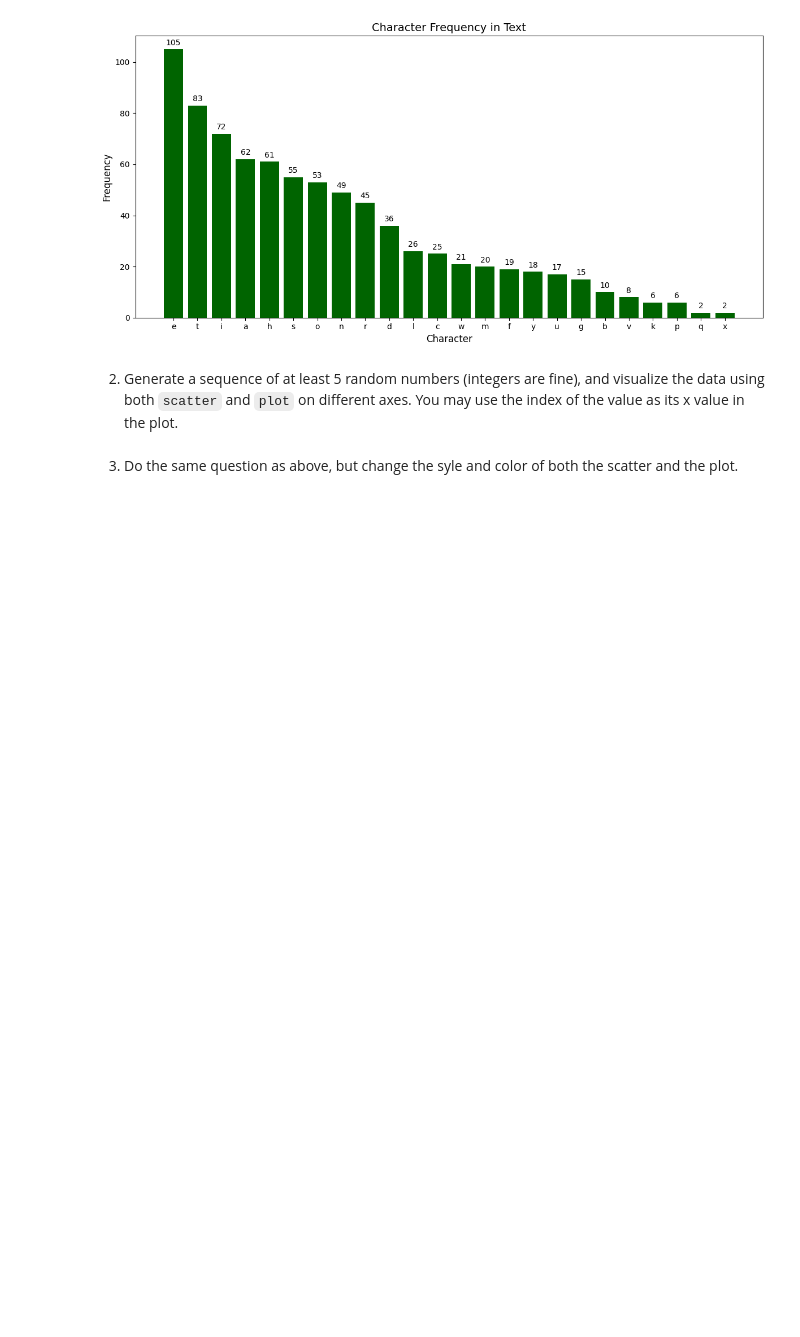
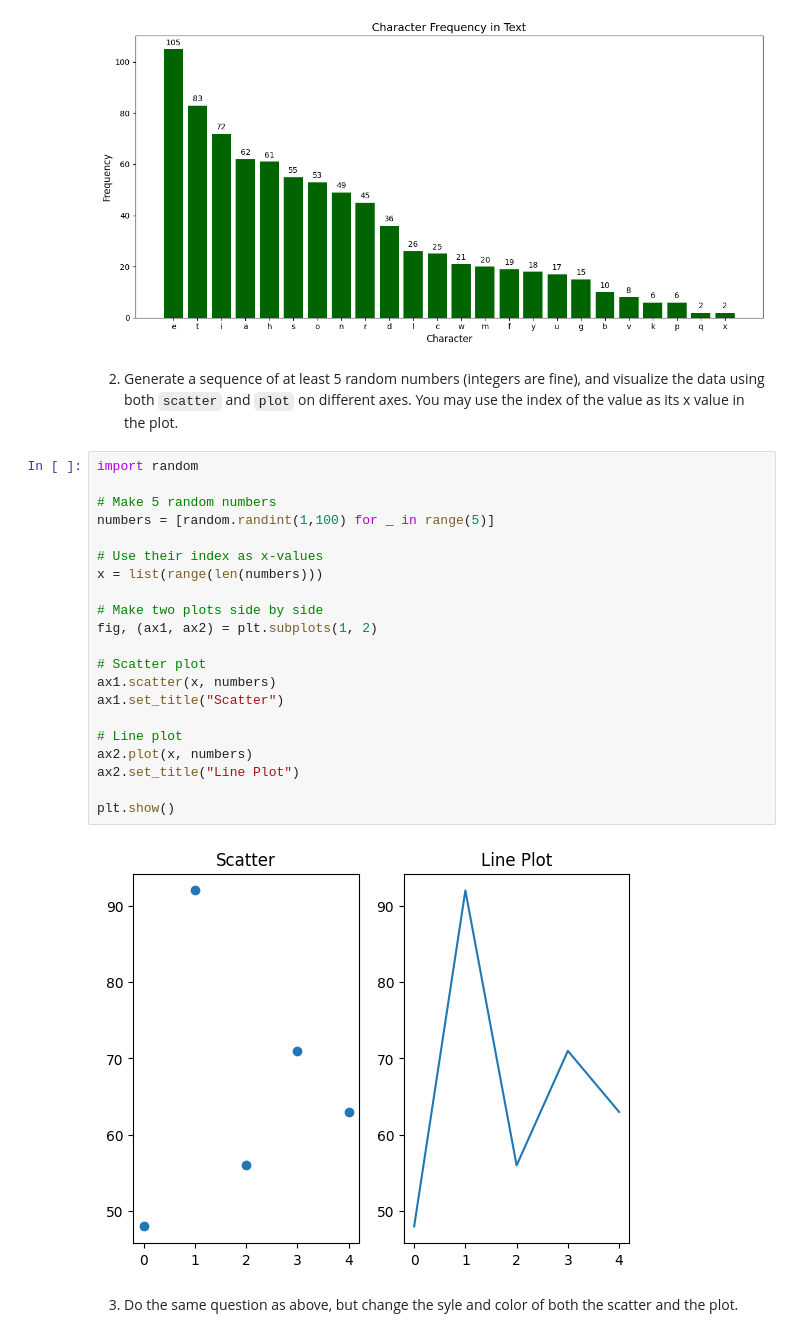
Before and after one commit to bvrtachnik/pyplot, a Jupyter notebook: pyplot.ipynb, the cells around one changed output. Drawn from its saved outputs; the diff is of its cells as text; blank space fills up the shorter version.

```diff
--- a/pyplot.ipynb
+++ b/pyplot.ipynb
@@ -53,6 +53,29 @@ plt.show()
 [figure]
 # %% [markdown]
 2. Generate a sequence of at least 5 random numbers (integers are fine), and visualize the data using both `scatter` and `plot` on different axes.  You may use the index of the value as its x value in the plot.
+# %%
+import random
+
+# Make 5 random numbers
+numbers = [random.randint(1,100) for _ in range(5)]
+
+# Use their index as x-values
+x = list(range(len(numbers)))
+
+# Make two plots side by side
+fig, (ax1, ax2) = plt.subplots(1, 2)
+
+# Scatter plot
+ax1.scatter(x, numbers)
+ax1.set_title("Scatter")
+
+# Line plot
+ax2.plot(x, numbers)
+ax2.set_title("Line Plot")
+
+plt.show()
+# %% [output]
+[figure, added]
 # %% [markdown]
 3. Do the same question as above, but change the syle and color of both the scatter and the plot.
 # %% [markdown]
```
